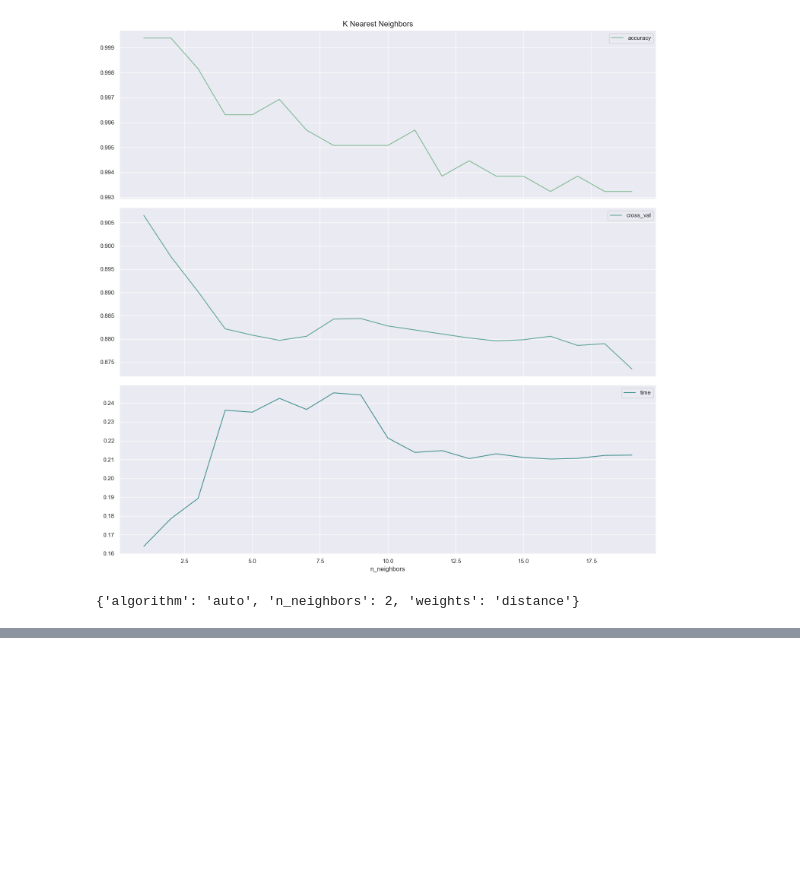
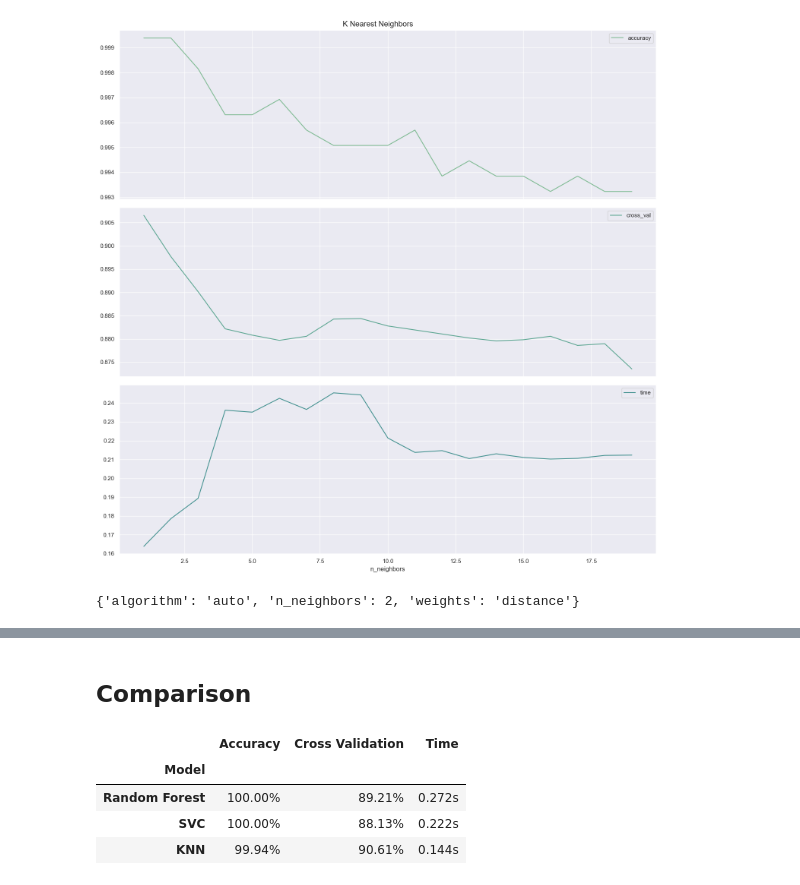
Before and after one commit to grrrml/personal-projects, a Jupyter notebook: mushroom-classification/mushroom-classification.ipynb, the cells around one changed output, grey strips where cells are left out. Saved outputs shown, nothing was run; the diff lists cells and outputs as text; code cells hidden in the pictures; blank space fills up the shorter version.

Commit message:
added comparison and better evaluation

```diff
--- a/mushroom-classification/mushroom-classification.ipynb
+++ b/mushroom-classification/mushroom-classification.ipynb
@@ -235,0 +282,4 @@ Cross Validation: 0.881795225464191
+# %%
+y_pred = rfc.predict(X_test)
+
+print(classification_report(y_test, y_pred))
@@ -272,0 +378,4 @@ Time: 0.252s
+# %%
+y_pred = svm.predict(X_test)
+
+print(classification_report(y_test, y_pred))
@@ -356,15 +474,30 @@ grid_search_knn.best_params_
 # %% [output]
 {'algorithm': 'auto', 'n_neighbors': 2, 'weights': 'distance'}
 # %%
-knn = KNeighborsClassifier(n_neighbors=grid_search_knn.best_params_['n_neighbors'], weights=grid_search_knn.best_params_['weights'], algorithm=grid_search_knn.best_params_['algorithm'])
+num_steps = 100
 
-knn.fit(X_train, y_train)
+total_accuracy = 0
+total_time = 0
 
-y_pred = knn.predict(X_test)
+for _ in range(num_steps):
+    start = time.time()
 
-accuracy = accuracy_score(y_test, y_pred)
-cross_val = cross_val_score(knn, X, y, cv=5).mean()
+    knn = KNeighborsClassifier(n_neighbors=grid_search_knn.best_params_['n_neighbors'], weights=grid_search_knn.best_params_['weights'], algorithm=grid_search_knn.best_params_['algorithm'])
 
-print(f'Accuracy: {accuracy}')
-print(f'Cross Validation: {cross_val}')
+    knn.fit(X_train, y_train)
+
+    y_pred = knn.predict(X_test)
+
+    end = time.time()
+
+    total_time += end - start
+    total_accuracy += accuracy_score(y_test, y_pred)
+
+avg_time_knn = total_time / num_steps
+avg_accuracy_knn = total_accuracy / num_steps
+cross_val_knn = cross_val_score(knn, X, y, cv=5).mean()
+
+print(f'Time: {avg_time_knn:.3f}s')
+print(f'Accuracy: {avg_accuracy_knn * 100:.2f}%')
+print(f'Cross Validation: {cross_val_knn * 100:.2f}%')
 # %% [output]
@@ -372,0 +520,16 @@ Cross Validation: 0.9060552482000757
+# %% [markdown]
+## Comparison
+# %%
+results_df = pd.DataFrame({'Model': ['Random Forest', 'SVC', 'KNN'],
+                          'Accuracy': [avg_accuracy_rfc, avg_accuracy_svm, avg_accuracy_knn],
+                            'Cross Validation': [cross_val_rfc, cross_val_svm, cross_val_knn],
+                            'Time': [avg_time_rfc, avg_time_svm, avg_time_knn]})
+
+results_df.set_index('Model', inplace=True, drop=True)
+results_df.style.format({'Accuracy': '{:.2%}', 'Cross Validation': '{:.2%}', 'Time': '{:.3f}s'})
+# %% [output]
+|  | Accuracy | Cross Validation | Time |
+| Model |  |  |  |
+| Random Forest | 100.00% | 89.21% | 0.272s |
+| SVC | 100.00% | 88.13% | 0.222s |
+| KNN | 99.94% | 90.61% | 0.144s |
```
Also changed, not shown: parts of 14 cells of this notebook.
